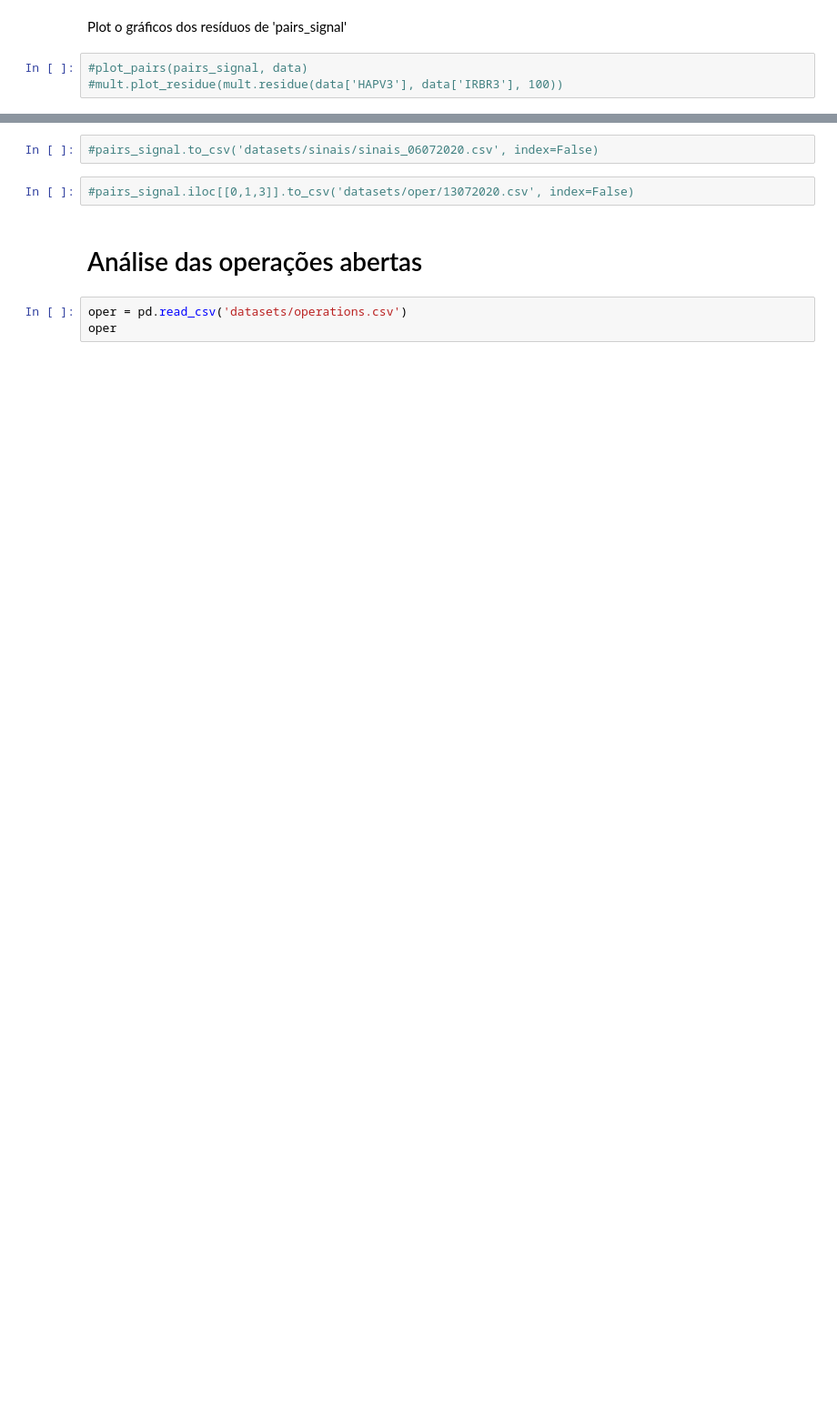
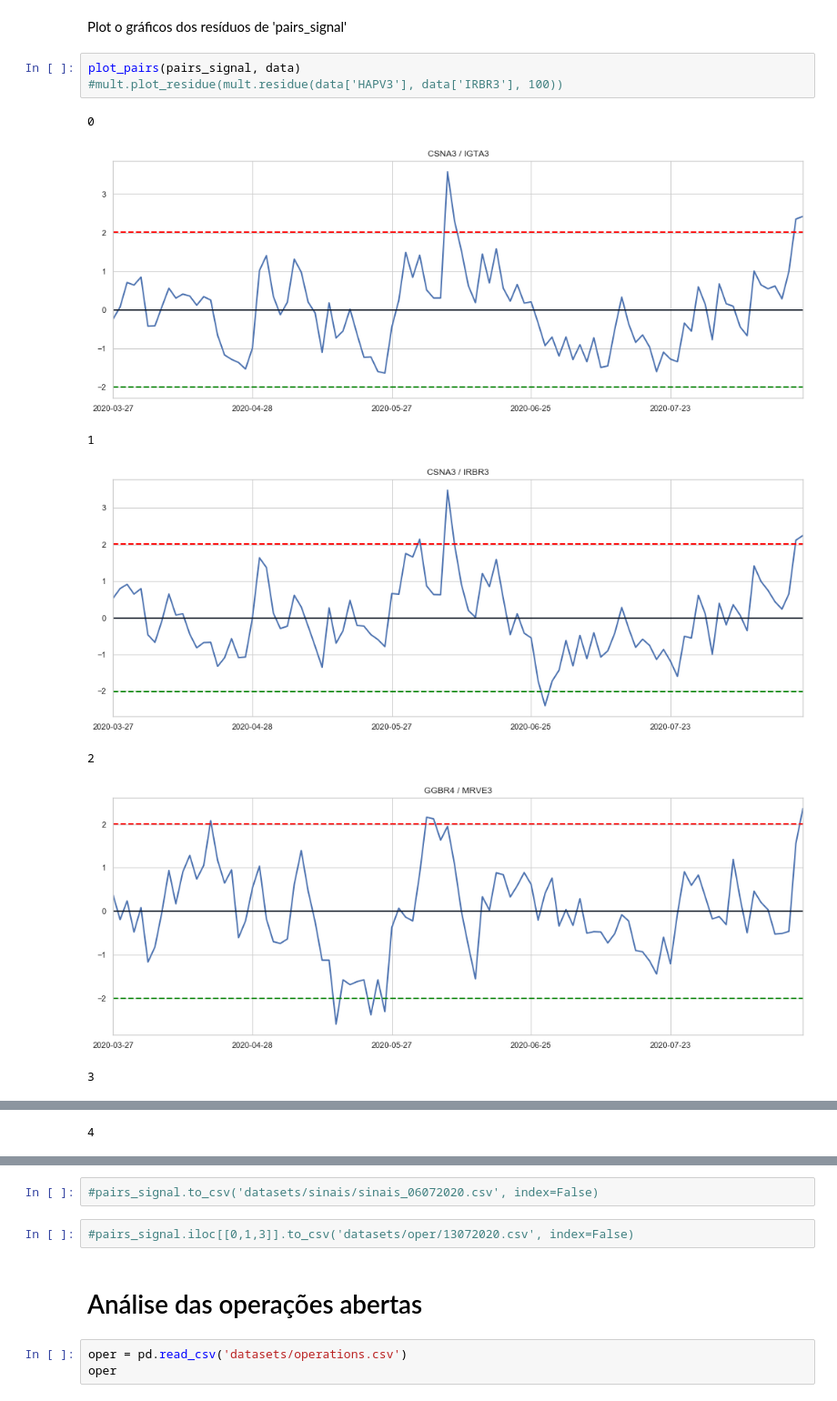
Before and after one commit to andreolvgomes/long-short-by-cointegration, a Jupyter notebook: Analysis-Pairs-Mult.ipynb, the cells around one changed output, grey strips where cells are left out. Shown at 91% size. Cells and saved outputs as stored; diff of their text form; blank space fills up the shorter version.

```diff
--- a/Analysis-Pairs-Mult.ipynb
+++ b/Analysis-Pairs-Mult.ipynb
@@ -119,5 +118,13 @@ mult.halflife_ser(data['MRVE3'], data['VALE3'], 100)
 # %% [markdown]
 Plot o gráficos dos resíduos de 'pairs_signal'
 # %%
-#plot_pairs(pairs_signal, data)
+plot_pairs(pairs_signal, data)
 #mult.plot_residue(mult.residue(data['HAPV3'], data['IRBR3'], 100))
+# %% [output]
+0
+[figure, added]
+1
+[figure, added]
+2
+[figure, added]
+3
@@ -123,0 +132 @@ Plot o gráficos dos resíduos de 'pairs_signal'
+4
```
Also changed, not shown: parts of 8 cells of this notebook, 5 other files.
